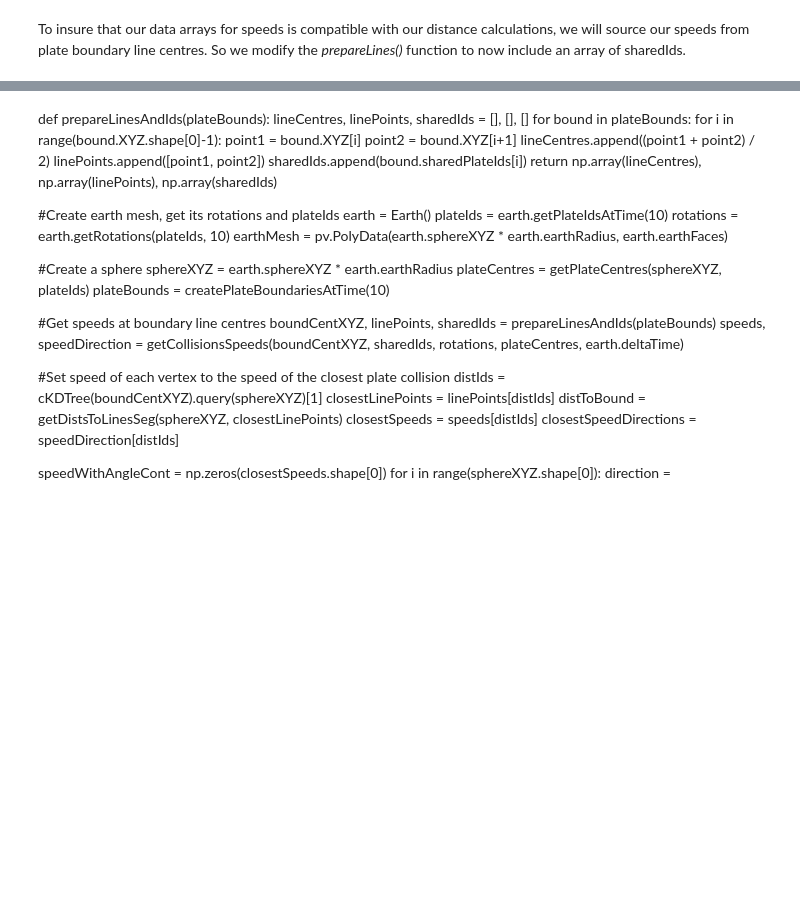
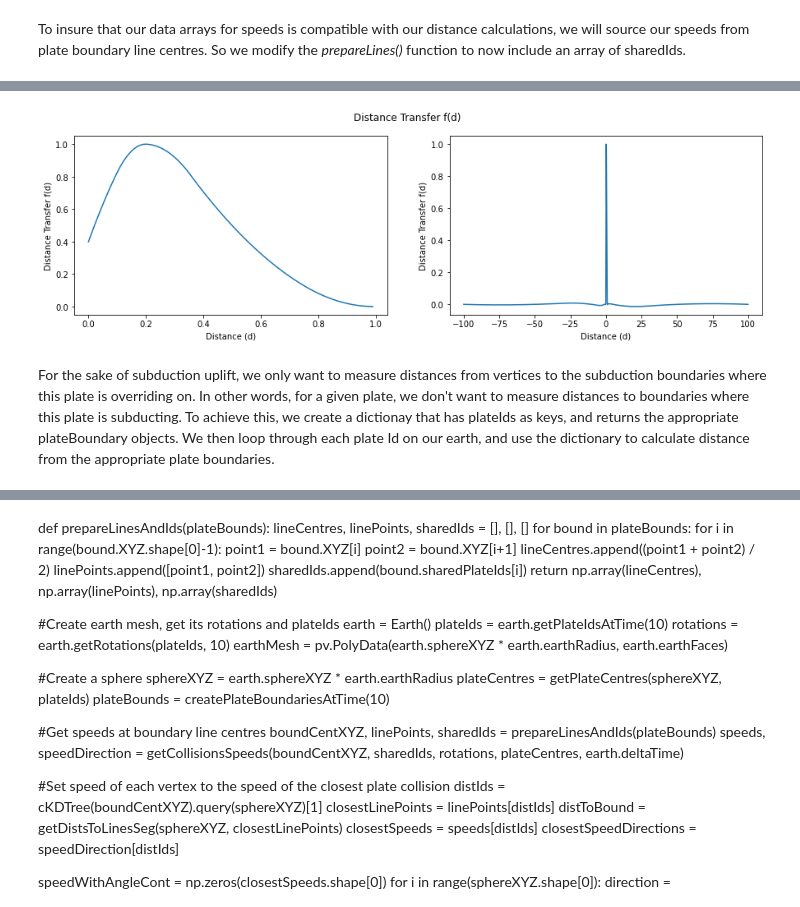
Before and after one commit to suoarski/InitialisingEarth, a Jupyter notebook: 2TectonicForces.ipynb, the cells around one changed output, grey strips where cells are left out. Drawn from its saved outputs; the diff is of its cells as text; code cells hidden in the pictures; blank space fills up the shorter version.

```diff
--- a/2TectonicForces.ipynb
+++ b/2TectonicForces.ipynb
@@ -410,0 +459,38 @@ plotter.show()
+# %%
+#Template curve for the distance transfer for subduction uplift
+distTransPoints = np.array([
+    [-100, 0.0],
+    [-50, 0],
+    [-10, 0],
+    [-1.0, 0.0],
+    [-0.101, 0.0],
+    [-0.1, 0.0],
+    [0, 0.4],
+    [0.19, 1.0],
+    [0.21, 1.0],
+    [0.5, 0.5],
+    [0.99, 0.0],
+    [1.0, 0.0],
+    [5.0, 0.0],
+    [50.0, 0.0],
+    [100.0, 0.0]
+    ])
+distanceTransfer = interp1d(distTransPoints[:, 0], distTransPoints[:, 1], kind='quadratic')
+
+fig, axs = plt.subplots(1, 2, figsize=(15,4))
+fig.suptitle('Distance Transfer f(d)')
+
+d = np.arange(0, 1, 0.01)
+f = distanceTransfer(d)
+axs[0].plot(d, f)
+axs[0].set(xlabel='Distance (d)', ylabel='Distance Transfer f(d)')
+
+d = np.arange(-100, 100, 0.01)
+f = distanceTransfer(d)
+axs[1].plot(d, f)
+axs[1].set(xlabel='Distance (d)', ylabel='Distance Transfer f(d)')
+plt.show()
+# %% [output]
+[figure, added]
+# %% [markdown]
+For the sake of subduction uplift, we only want to measure distances from vertices to the subduction boundaries where this plate is overriding on. In other words, for a given plate, we don't want to measure distances to boundaries where this plate is subducting. To achieve this, we create a dictionay that has plateIds as keys, and returns the appropriate plateBoundary objects. We then loop through each plate Id on our earth, and use the dictionary to calculate distance from the appropriate plate boundaries.
```
Also changed, not shown: parts of 21 cells of this notebook, 1 other file.
